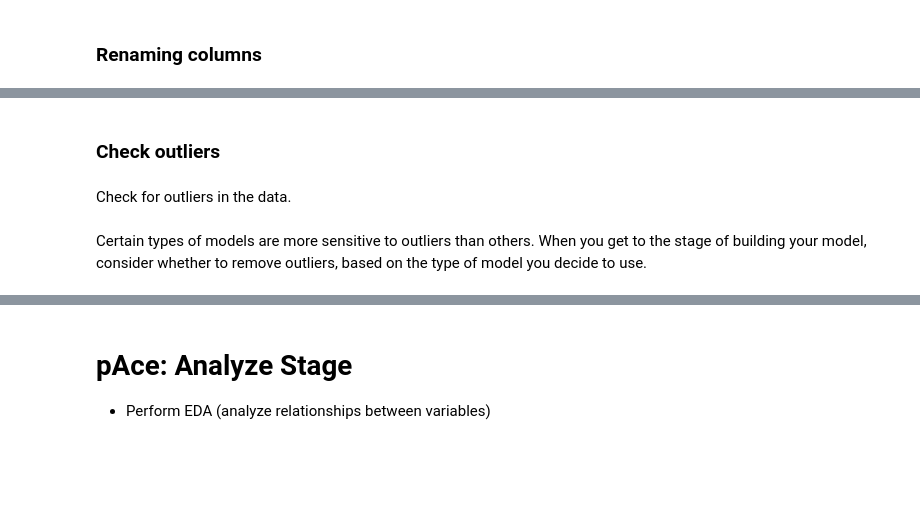
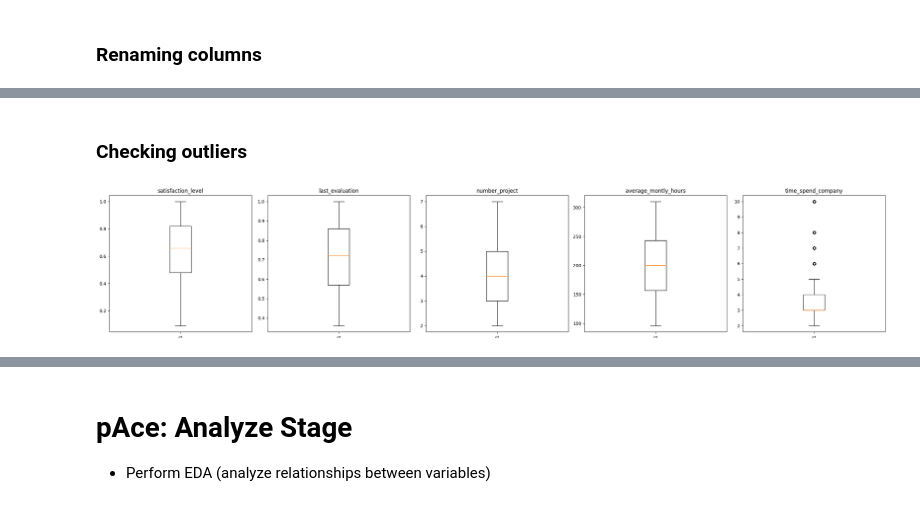
Before and after one commit to DoguKody/Predicting_Employee_Retention_Salifort_Motors, a Jupyter notebook: notebooks/Activity__Course_7_Salifort_Motors_project_lab.ipynb, the cells around one changed output, grey strips where cells are left out. Cells and saved outputs as stored; diff of their text form; code cells hidden in the pictures; blank space fills up the shorter version.

Commit message:
Data cleaned, moving onto EDA.

```diff
--- a/notebooks/Activity__Course_7_Salifort_Motors_project_lab.ipynb
+++ b/notebooks/Activity__Course_7_Salifort_Motors_project_lab.ipynb
@@ -135,0 +126,7 @@ As a data cleaning step, rename the columns as needed. Standardize the column na
+# %%
+# Renaming columns as needed
+df0 = df0.rename(columns={'Work_accident': 'work_accident_bool',
+                          'left': 'left_company_bool',
+                          'promotion_last_5years':'promo_last5_bool',
+                          'Department':'department'})
+df0.columns
@@ -159,0 +179,4 @@ Check for any duplicate entries in the data.
+# %%
+# Dropping duplicates and saving resulting dataframe in a new variable as needed
+df_noDup = df0.drop_duplicates()
+df_noDup.shape # a loss of ~3000 entries, might do performance benchmarking between the two sets later
@@ -159,0 +205,12 @@ Check for any duplicate entries in the data.
+# %%
+from sklearn.preprocessing import OneHotEncoder
+
+encoder = OneHotEncoder(sparse=False, dtype=int)
+encoded_data = encoder.fit_transform(df_noDup[['department','salary']])
+
+encoded_columns = encoder.get_feature_names_out(['department','salary'])
+encoded_df = pd.DataFrame(encoded_data, columns=encoded_columns)
+
+df_noDup.drop(columns=['department','salary'], inplace=True)
+df_encoded = pd.concat([df_noDup, encoded_df], axis=1)
+df_encoded.head()
@@ -160,4 +229,2 @@ Check for any duplicate entries in the data.
 # %% [markdown]
-### Check outliers
+### Checking outliers
-# %% [markdown]
-Check for outliers in the data.
@@ -170,2 +231,20 @@ Check for outliers in the data.
-# %% [markdown]
-Certain types of models are more sensitive to outliers than others. When you get to the stage of building your model, consider whether to remove outliers, based on the type of model you decide to use.
+# %%
+# Creating boxplots
+import matplotlib.pyplot as plt
+
+
+# continuous
+df_cont_box = df_encoded[['satisfaction_level', 'last_evaluation',
+                                  'number_project','average_montly_hours',
+                                  'time_spend_company']]
+
+fig, axs = plt.subplots(1, 5, figsize=(25, 5))
+for i, col in enumerate(df_cont_box.columns):
+    axs[i].boxplot(df_cont_box[col].dropna())
+    axs[i].set_title(col)
+    axs[i].tick_params(axis='x', rotation=90)
+
+plt.tight_layout()
+plt.show()
+# %% [output]
+[figure, added]
```
Also changed, not shown: parts of 23 cells of this notebook, 1 other file.
